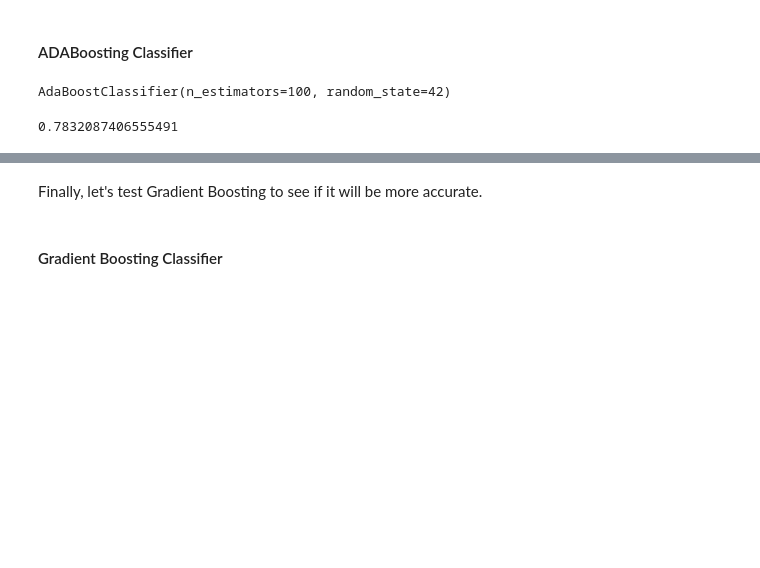
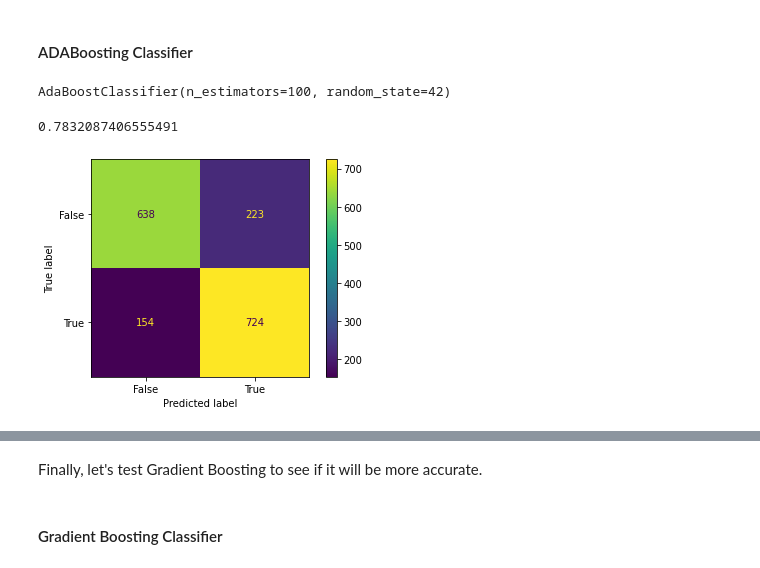
Before and after one commit to Thrakrien/Kaggle, a Jupyter notebook: spaceship-titanic-ensemble-classifiers.ipynb, the cells around one changed output, grey strips where cells are left out. Drawn from its saved outputs; the diff is of its cells as text; code cells hidden in the pictures; blank space fills up the shorter version.

```diff
--- a/spaceship-titanic-ensemble-classifiers.ipynb
+++ b/spaceship-titanic-ensemble-classifiers.ipynb
@@ -143,3 +166,11 @@ predict_ADA = regr.predict(X_val)
 accuracy_score(y_val, predict_ADA)
 # %% [output]
 0.7832087406555491
+# %%
+cm_ada = confusion_matrix(y_val, predict_ADA)
+disp_ada = ConfusionMatrixDisplay(confusion_matrix=cm_ada,
+                                display_labels=regr.classes_)
+disp_ada.plot()
+plt.show()
+# %% [output]
+[figure, added]
```
Also changed, not shown: parts of 7 cells of this notebook.
